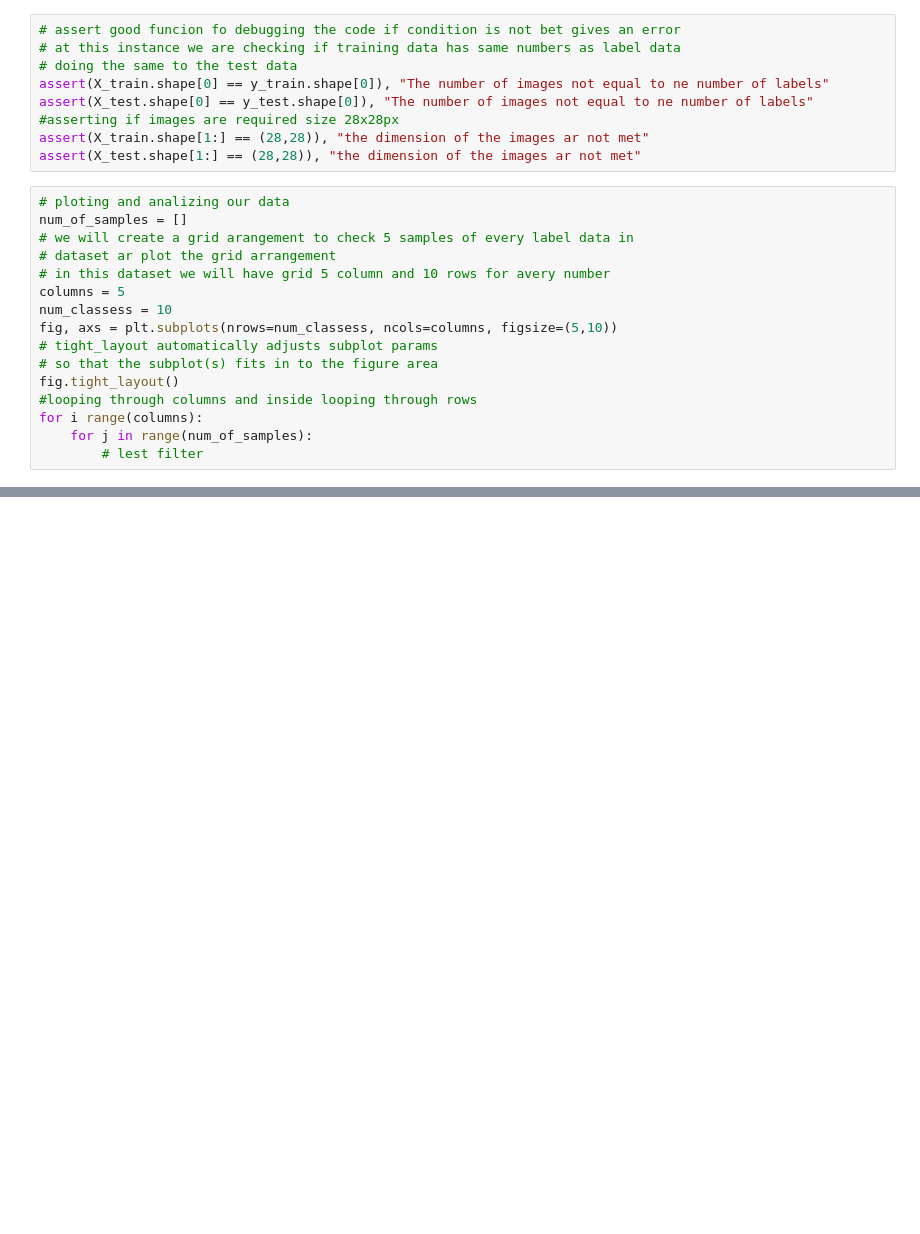
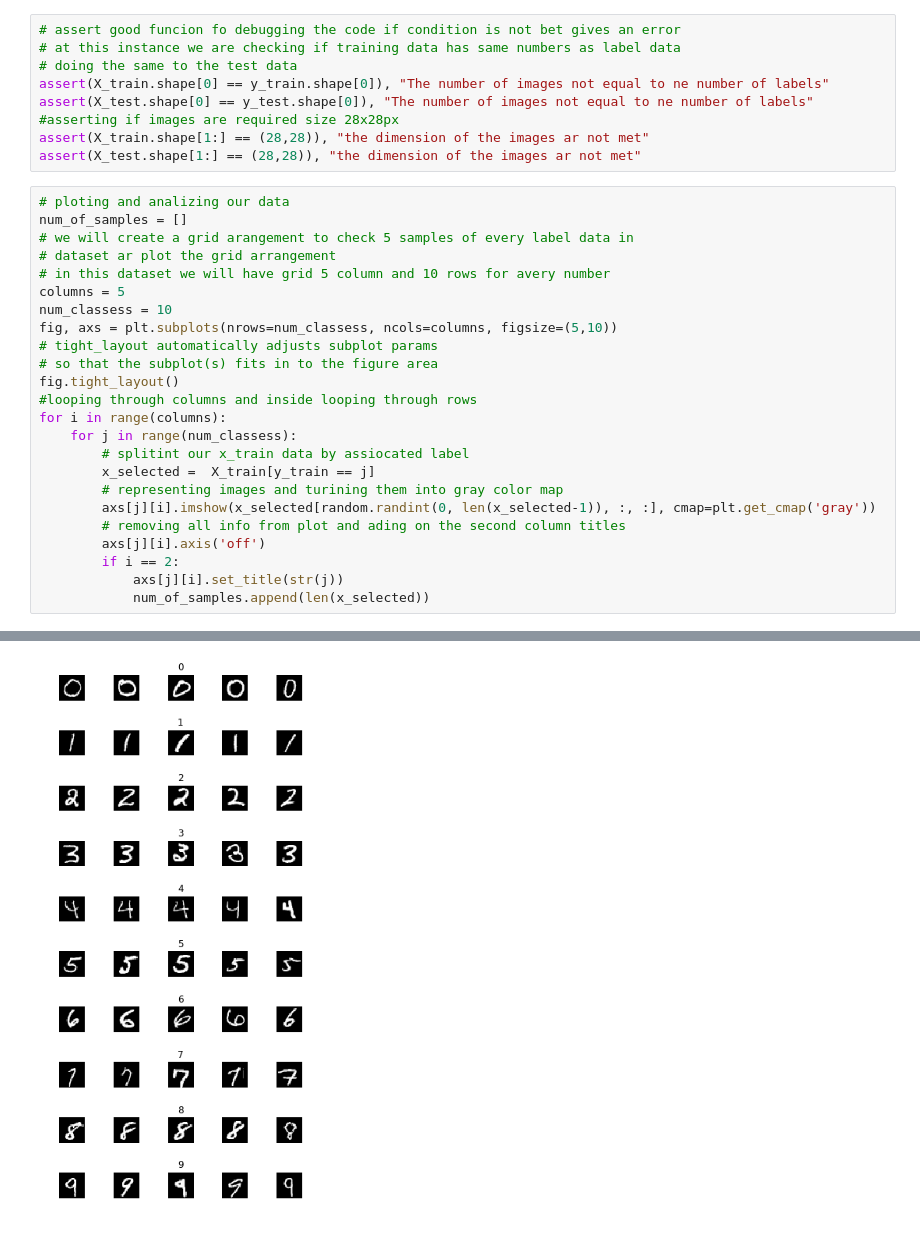
Before and after one commit to c3Zor/jupyter_lab, a Jupyter notebook: MNIST.ipynb, the cells around one changed output, grey strips where cells are left out. Saved outputs shown, nothing was run; the diff lists cells and outputs as text; blank space fills up the shorter version.

```diff
--- a/MNIST.ipynb
+++ b/MNIST.ipynb
@@ -37,7 +37,15 @@ fig, axs = plt.subplots(nrows=num_classess, ncols=columns, figsize=(5,10))
 # so that the subplot(s) fits in to the figure area
 fig.tight_layout()
 #looping through columns and inside looping through rows
-for i range(columns):
-    for j in range(num_of_samples):
-        # lest filter
+for i in range(columns):
+    for j in range(num_classess):
+        # splitint our x_train data by assiocated label
+        x_selected =  X_train[y_train == j]
+        # representing images and turining them into gray color map
+        axs[j][i].imshow(x_selected[random.randint(0, len(x_selected-1)), :, :], cmap=plt.get_cmap('gray'))
+        # removing all info from plot and ading on the second column titles
+        axs[j][i].axis('off')
+        if i == 2:
+            axs[j][i].set_title(str(j))
+            num_of_samples.append(len(x_selected))
 # %% [output]
@@ -44,0 +52 @@ SyntaxError: invalid syntax (<ipython-input-18-62601bf02cce>, line 13)
+[figure, added]
```
Also changed, not shown: parts of 6 cells of this notebook.
